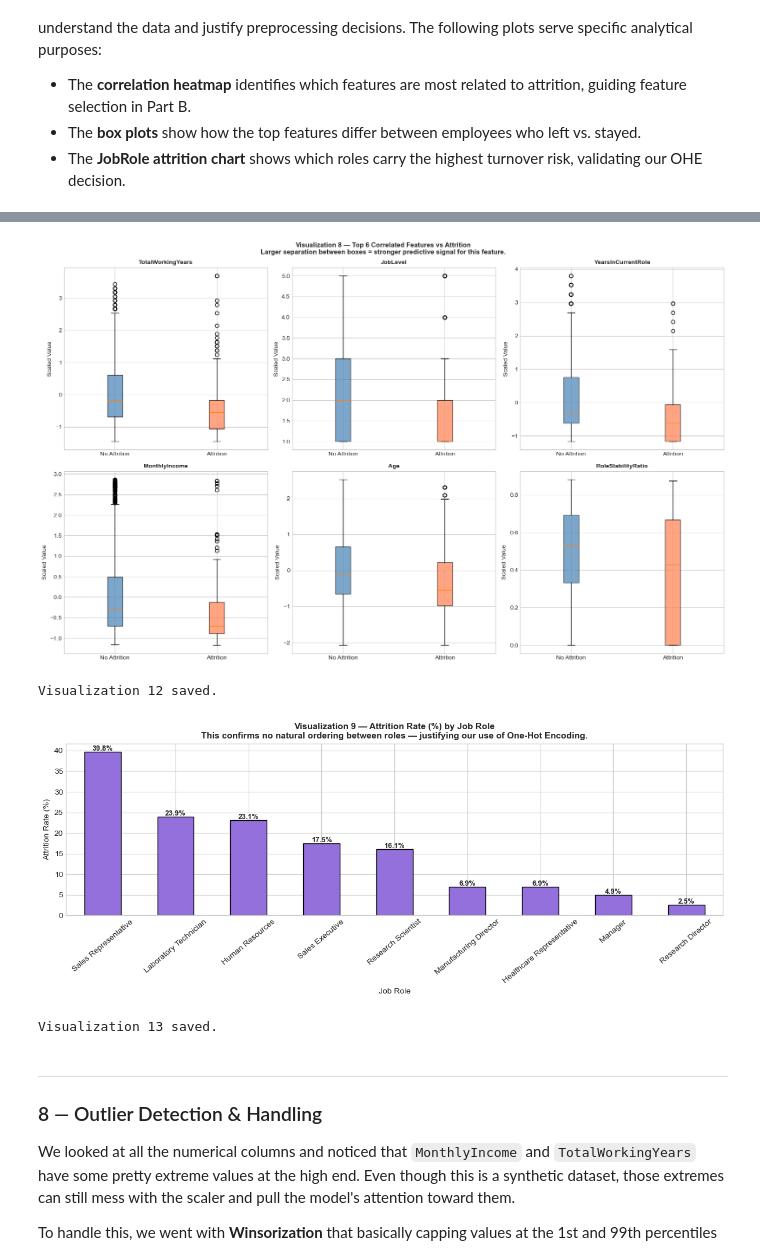
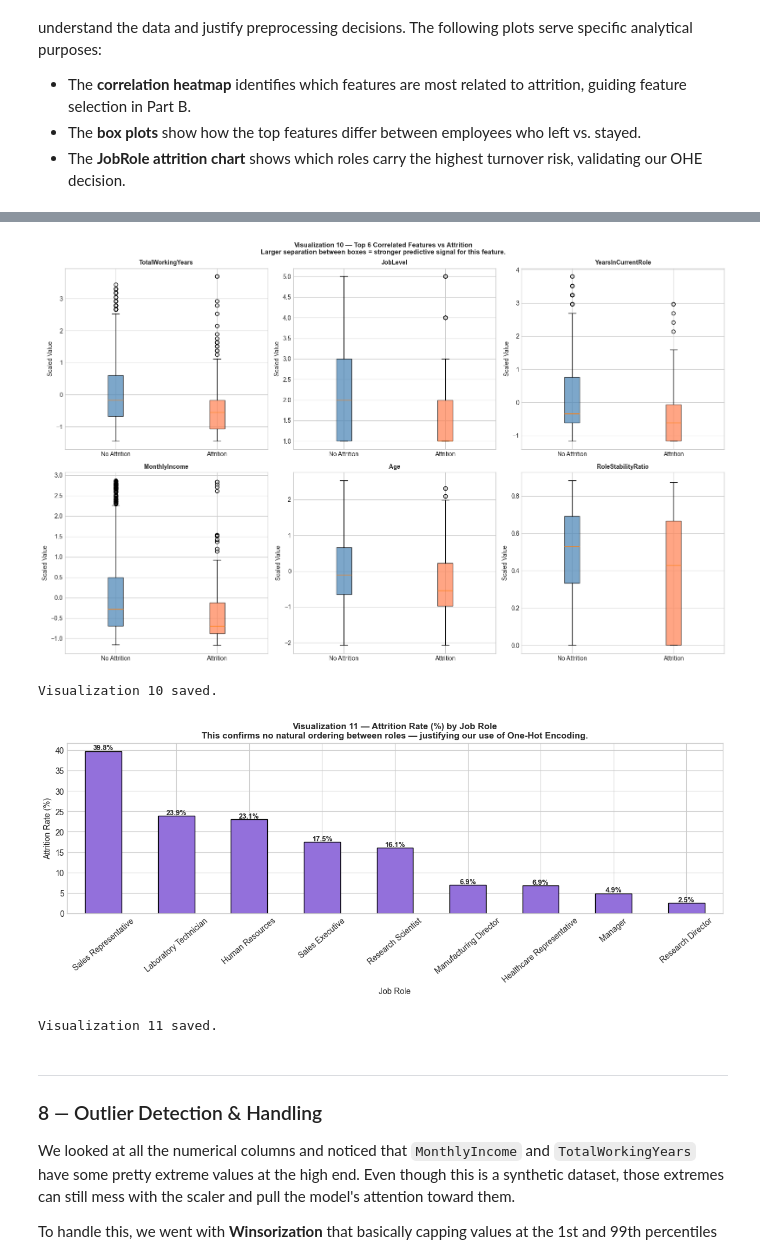
Before and after one commit to K0alaxy/SWE485-G2-Phase1, a Jupyter notebook: Phase1_Data_Exploration.ipynb, the cells around one changed output, grey strips where cells are left out. Saved outputs shown, nothing was run; the diff lists cells and outputs as text; code cells hidden in the pictures.

```diff
--- a/Phase1_Data_Exploration.ipynb
+++ b/Phase1_Data_Exploration.ipynb
@@ -460,29 +459,3 @@ Attrition
 Name: count, dtype: int64
 Data type: int64
 Attrition rate: 16.1% of employees left
-# %%
-# VISUALIZATION 2: Target Class Distribution
-fig, axes = plt.subplots(1, 2, figsize=(12, 5))
-
-counts = df['Attrition'].value_counts()
-axes[0].bar(['No Attrition (0)', 'Attrition (1)'], counts.values,
-            color=['steelblue', 'coral'], edgecolor='black', width=0.5)
-for i, v in enumerate(counts.values):
-    axes[0].text(i, v + 10, str(v), ha='center', fontweight='bold', fontsize=12)
-axes[0].set_title('Count per Class', fontsize=12, fontweight='bold')
-axes[0].set_ylabel('Count')
-
-axes[1].pie(counts.values, labels=['No Attrition (84%)', 'Attrition (16%)'],
-            colors=['steelblue', 'coral'], autopct='%1.1f%%',
-            startangle=90, textprops={'fontsize': 12})
-axes[1].set_title('Class Balance', fontsize=12, fontweight='bold')
-
-plt.suptitle(
-    'Visualization 2 — Target Variable: Attrition\n'
-    'The dataset is imbalanced: only 16.1% of employees left.\n',
-    fontsize=11, fontweight='bold'
-)
-plt.tight_layout()
-plt.savefig('data_exploration_plots/viz6_class_distribution.png', dpi=150, bbox_inches='tight')
-plt.show()
-print('Visualization 6 saved.')
@@ -797,5 +767,5 @@ Visualization 11 saved.
 # %%
-# VISUALIZATION 8: Top 6 features vs Attrition — Box Plots
+# VISUALIZATION 10: Top 6 features vs Attrition — Box Plots
 top6 = corr_with_target.head(6).index.tolist()
 
 fig, axes = plt.subplots(2, 3, figsize=(16, 10))
@@ -813,44 +783,44 @@ for i, col in enumerate(top6):
     axes[i].set_ylabel('Scaled Value')
 
 plt.suptitle(
-    'Visualization 8 — Top 6 Correlated Features vs Attrition\n'
+    'Visualization 10 — Top 6 Correlated Features vs Attrition\n'
     'Larger separation between boxes = stronger predictive signal for this feature.',
     fontsize=11, fontweight='bold'
 )
 plt.tight_layout()
-plt.savefig('data_exploration_plots/viz12_top_features_boxplot.png', dpi=150, bbox_inches='tight')
+plt.savefig('data_exploration_plots/viz10_top_features_boxplot.png', dpi=150, bbox_inches='tight')
 plt.show()
-print('Visualization 12 saved.')
+print('Visualization 10 saved.')
 # %% [output]
 [figure]
-Visualization 12 saved.
+Visualization 10 saved.
 # %%
-# VISUALIZATION 9: Attrition rate by JobRole (using OHE output)
+# VISUALIZATION 11: Attrition rate by JobRole (using OHE output)
 jobrole_attrition = {
     col.replace('JobRole_', ''): df[df[col] == 1]['Attrition'].mean() * 100
     for col in df.columns if col.startswith('JobRole_')
 }
 jobrole_series = pd.Series(jobrole_attrition).sort_values(ascending=False)
 
 fig, ax = plt.subplots(figsize=(12, 5))
 bars = jobrole_series.plot(kind='bar', ax=ax, color='mediumpurple', edgecolor='black')
 ax.set_title(
-    'Visualization 9 — Attrition Rate (%) by Job Role\n'
+    'Visualization 11 — Attrition Rate (%) by Job Role\n'
     'This confirms no natural ordering between roles — justifying our use of One-Hot Encoding.',
     fontsize=11, fontweight='bold'
 )
 ax.set_xlabel('Job Role')
 ax.set_ylabel('Attrition Rate (%)')
 ax.tick_params(axis='x', rotation=40)
 for i, v in enumerate(jobrole_series.values):
     ax.text(i, v + 0.3, f'{v:.1f}%', ha='center', fontsize=9, fontweight='bold')
 plt.tight_layout()
-plt.savefig('data_exploration_plots/viz13_jobrole_attrition.png', dpi=150, bbox_inches='tight')
+plt.savefig('data_exploration_plots/viz11_jobrole_attrition.png', dpi=150, bbox_inches='tight')
 plt.show()
-print('Visualization 13 saved.')
+print('Visualization 11 saved.')
 # %% [output]
-[figure, old version]
+[figure, new version]
-Visualization 13 saved.
+Visualization 11 saved.
 # %% [markdown]
 ---
 ### 8 — Outlier Detection & Handling
```
Also changed, not shown: parts of 20 cells of this notebook, 28 other files.
